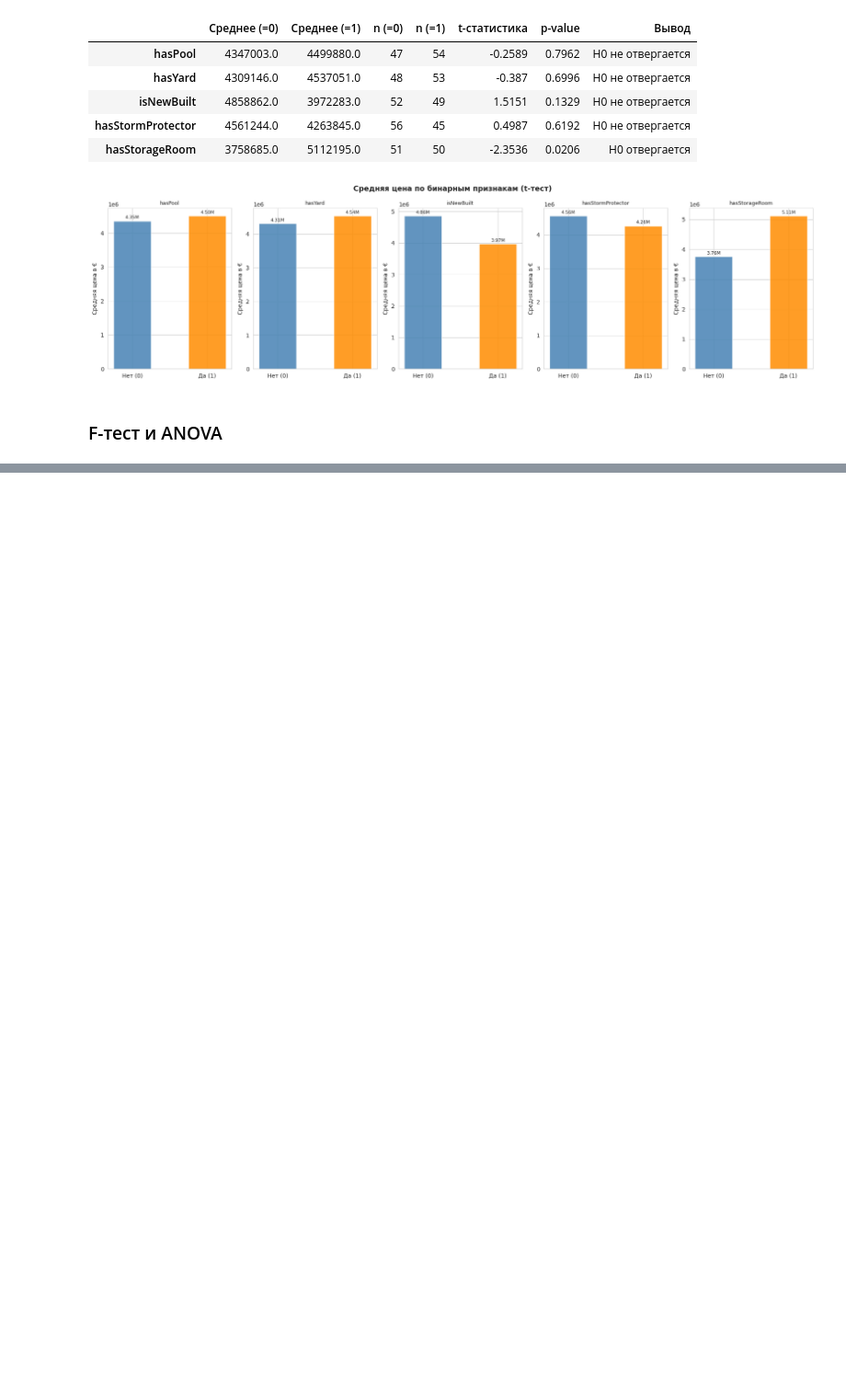
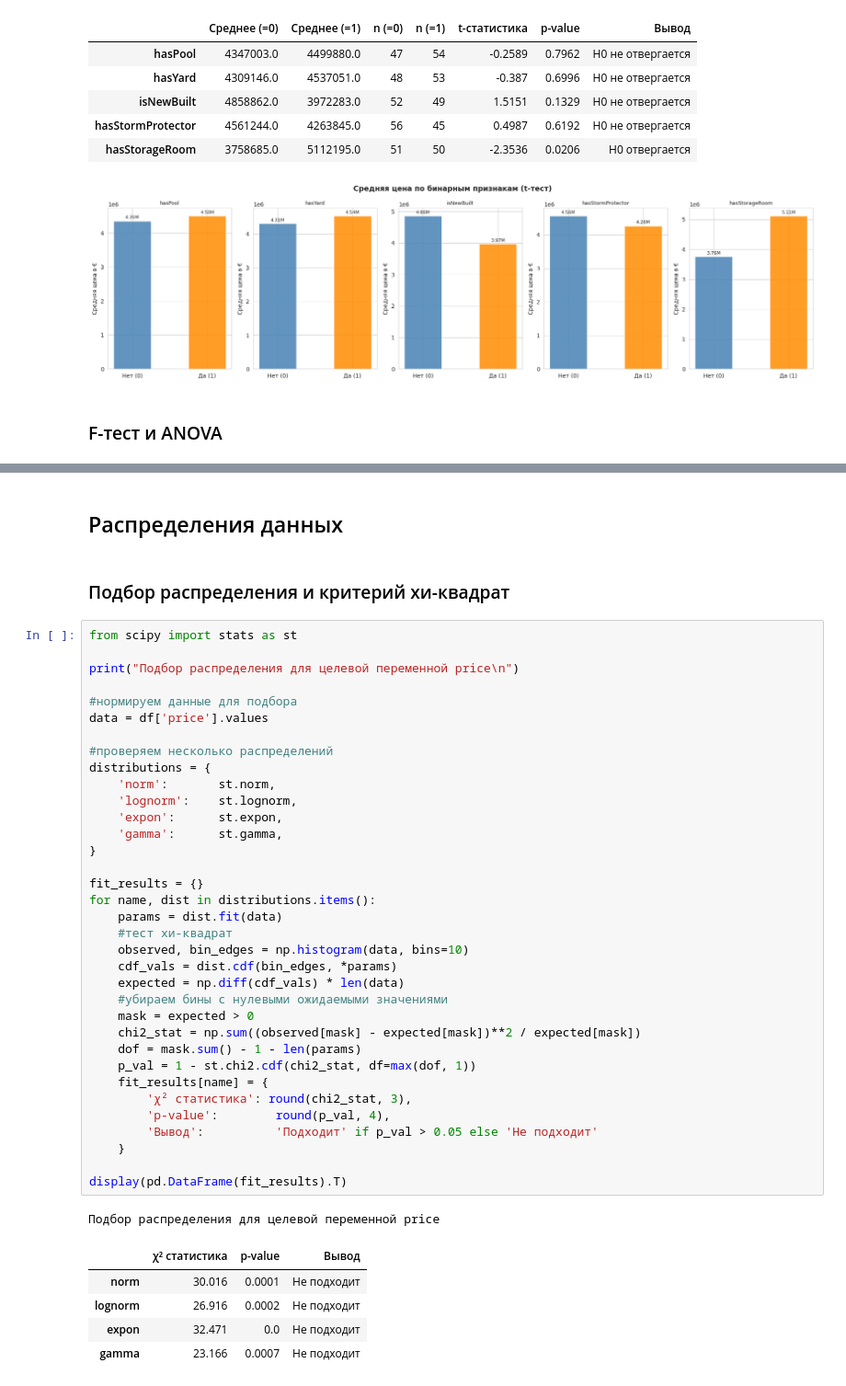
Before and after one commit to boshetunmay1/paris-real-estate-analysis, a Jupyter notebook: kursovaya.ipynb, the cells around one changed output, grey strips where cells are left out. Shown at 92% size. Drawn from its saved outputs; the diff is of its cells as text; blank space fills up the shorter version.

```diff
--- a/kursovaya.ipynb
+++ b/kursovaya.ipynb
@@ -493,0 +520,46 @@ p-value:      0.6523
+# %% [markdown]
+## Распределения данных
+# %% [markdown]
+### Подбор распределения и критерий хи-квадрат
+# %%
+from scipy import stats as st
+
+print("Подбор распределения для целевой переменной price\n")
+
+#нормируем данные для подбора
+data = df['price'].values
+
+#проверяем несколько распределений
+distributions = {
+    'norm':       st.norm,
+    'lognorm':    st.lognorm,
+    'expon':      st.expon,
+    'gamma':      st.gamma,
+}
+
+fit_results = {}
+for name, dist in distributions.items():
+    params = dist.fit(data)
+    #тест хи-квадрат
+    observed, bin_edges = np.histogram(data, bins=10)
+    cdf_vals = dist.cdf(bin_edges, *params)
+    expected = np.diff(cdf_vals) * len(data)
+    #убираем бины с нулевыми ожидаемыми значениями
+    mask = expected > 0
+    chi2_stat = np.sum((observed[mask] - expected[mask])**2 / expected[mask])
+    dof = mask.sum() - 1 - len(params)
+    p_val = 1 - st.chi2.cdf(chi2_stat, df=max(dof, 1))
+    fit_results[name] = {
+        'χ² статистика': round(chi2_stat, 3),
+        'p-value':        round(p_val, 4),
+        'Вывод':          'Подходит' if p_val > 0.05 else 'Не подходит'
+    }
+
+display(pd.DataFrame(fit_results).T)
+# %% [output]
+Подбор распределения для целевой переменной price
+|  | χ² статистика | p-value | Вывод |
+| norm | 30.016 | 0.0001 | Не подходит |
+| lognorm | 26.916 | 0.0002 | Не подходит |
+| expon | 32.471 | 0.0 | Не подходит |
+| gamma | 23.166 | 0.0007 | Не подходит |
```
Also changed, not shown: parts of 3 cells of this notebook.
